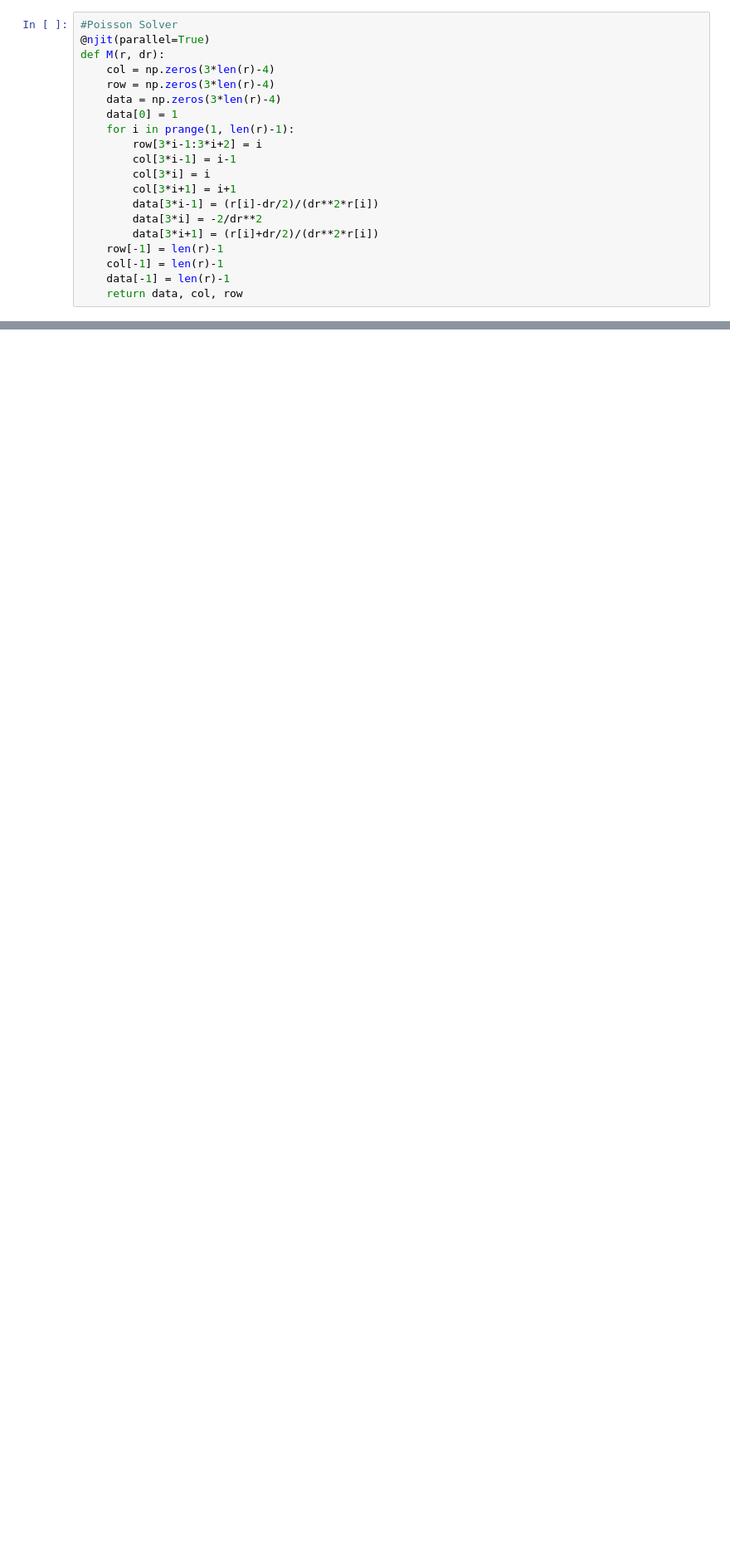
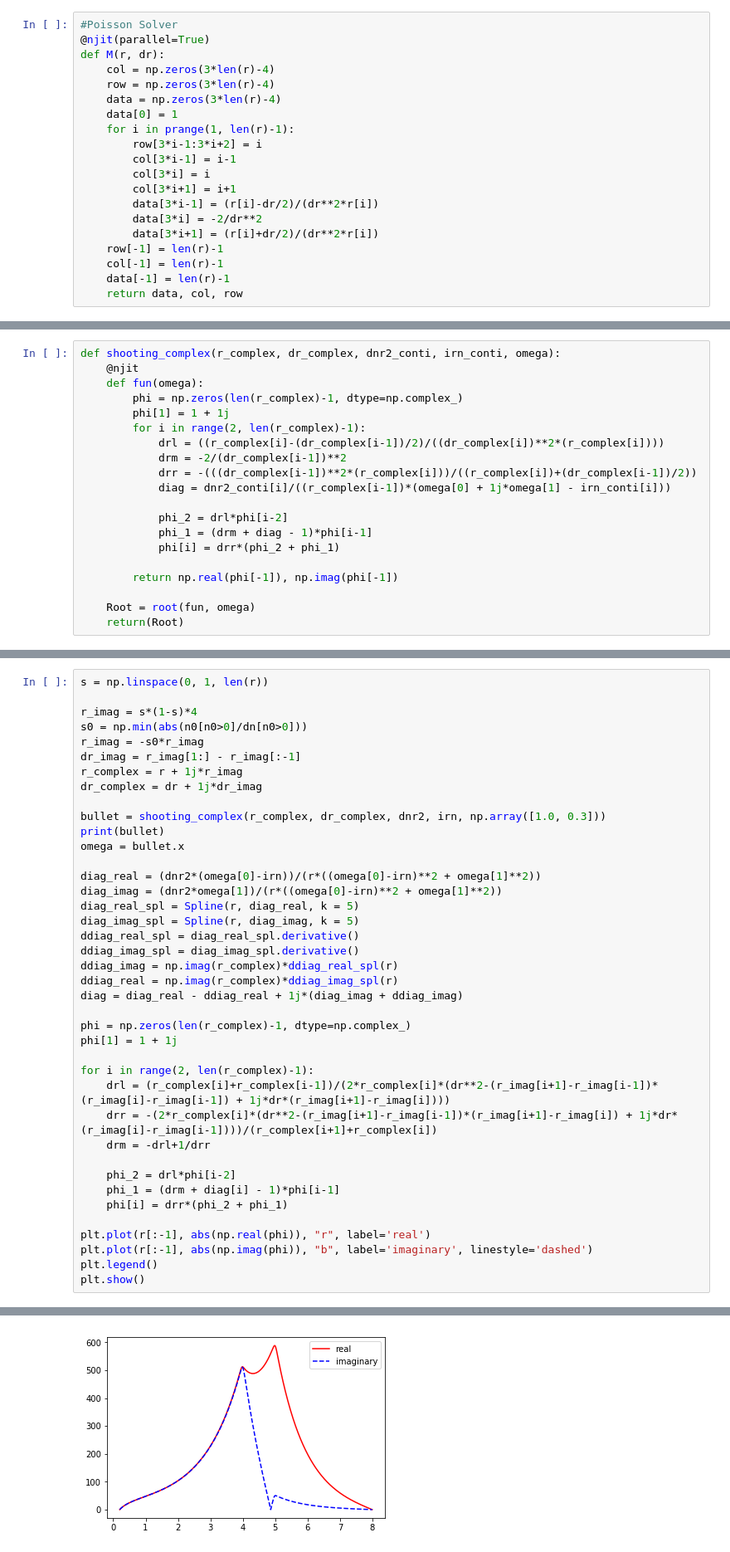
Before and after one commit to PatrickStbr/ZPinchDioctron, a Jupyter notebook: shooting.ipynb, the cells around one changed output, grey strips where cells are left out. Shown: that part at 83% size. Cells and saved outputs as stored; diff of their text form; blank space fills up the shorter version.

Commit message:
Implemented analytic continuation to solve for stable modes

```diff
--- a/shooting.ipynb
+++ b/shooting.ipynb
@@ -617,3 +200,23 @@ def shooting(r, dr, dn0, in0, omega):
 
     Root = root(fun, omega)
     return(Root)
+# %%
+def shooting_complex(r_complex, dr_complex, dnr2_conti, irn_conti, omega):
+    @njit
+    def fun(omega):
+        phi = np.zeros(len(r_complex)-1, dtype=np.complex_)
+        phi[1] = 1 + 1j
+        for i in range(2, len(r_complex)-1):
+            drl = ((r_complex[i]-(dr_complex[i-1])/2)/((dr_complex[i])**2*(r_complex[i])))
+            drm = -2/(dr_complex[i-1])**2
+            drr = -(((dr_complex[i-1])**2*(r_complex[i]))/((r_complex[i])+(dr_complex[i-1])/2))
+            diag = dnr2_conti[i]/((r_complex[i-1])*(omega[0] + 1j*omega[1] - irn_conti[i]))
+
+            phi_2 = drl*phi[i-2]
+            phi_1 = (drm + diag - 1)*phi[i-1]
+            phi[i] = drr*(phi_2 + phi_1)
+
+        return np.real(phi[-1]), np.imag(phi[-1])
+
+    Root = root(fun, omega)
+    return(Root)
@@ -619,0 +387,41 @@ def shooting(r, dr, dn0, in0, omega):
+# %%
+s = np.linspace(0, 1, len(r))
+
+r_imag = s*(1-s)*4
+s0 = np.min(abs(n0[n0>0]/dn[n0>0]))
+r_imag = -s0*r_imag
+dr_imag = r_imag[1:] - r_imag[:-1]
+r_complex = r + 1j*r_imag
+dr_complex = dr + 1j*dr_imag
+
+bullet = shooting_complex(r_complex, dr_complex, dnr2, irn, np.array([1.0, 0.3]))
+print(bullet)
+omega = bullet.x
+
+diag_real = (dnr2*(omega[0]-irn))/(r*((omega[0]-irn)**2 + omega[1]**2))
+diag_imag = (dnr2*omega[1])/(r*((omega[0]-irn)**2 + omega[1]**2))
+diag_real_spl = Spline(r, diag_real, k = 5)
+diag_imag_spl = Spline(r, diag_imag, k = 5)
+ddiag_real_spl = diag_real_spl.derivative()
+ddiag_imag_spl = diag_imag_spl.derivative()
+ddiag_imag = np.imag(r_complex)*ddiag_real_spl(r)
+ddiag_real = np.imag(r_complex)*ddiag_imag_spl(r)
+diag = diag_real - ddiag_real + 1j*(diag_imag + ddiag_imag)
+
+phi = np.zeros(len(r_complex)-1, dtype=np.complex_)
+phi[1] = 1 + 1j
+
+for i in range(2, len(r_complex)-1):
+    drl = (r_complex[i]+r_complex[i-1])/(2*r_complex[i]*(dr**2-(r_imag[i+1]-r_imag[i-1])*(r_imag[i]-r_imag[i-1]) + 1j*dr*(r_imag[i+1]-r_imag[i])))
+    drr = -(2*r_complex[i]*(dr**2-(r_imag[i+1]-r_imag[i-1])*(r_imag[i+1]-r_imag[i]) + 1j*dr*(r_imag[i]-r_imag[i-1])))/(r_complex[i+1]+r_complex[i])
+    drm = -drl+1/drr
+
+    phi_2 = drl*phi[i-2]
+    phi_1 = (drm + diag[i] - 1)*phi[i-1]
+    phi[i] = drr*(phi_2 + phi_1)
+
+plt.plot(r[:-1], abs(np.real(phi)), "r", label='real')
+plt.plot(r[:-1], abs(np.imag(phi)), "b", label='imaginary', linestyle='dashed')
+plt.legend()
+plt.show()
+# %% [output]
@@ -619,0 +438 @@ def shooting(r, dr, dn0, in0, omega):
+[figure, added]
```
Also changed, not shown: parts of 51 cells of this notebook.
